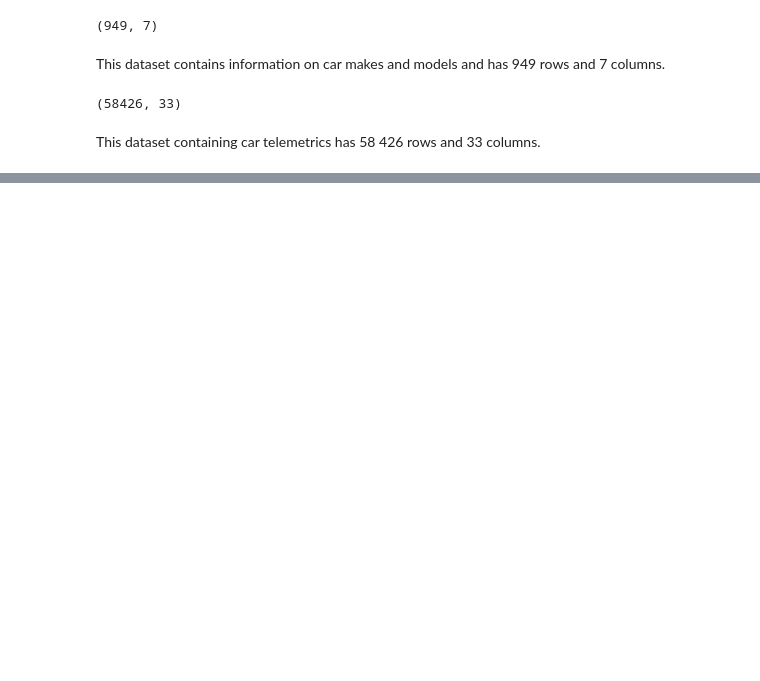
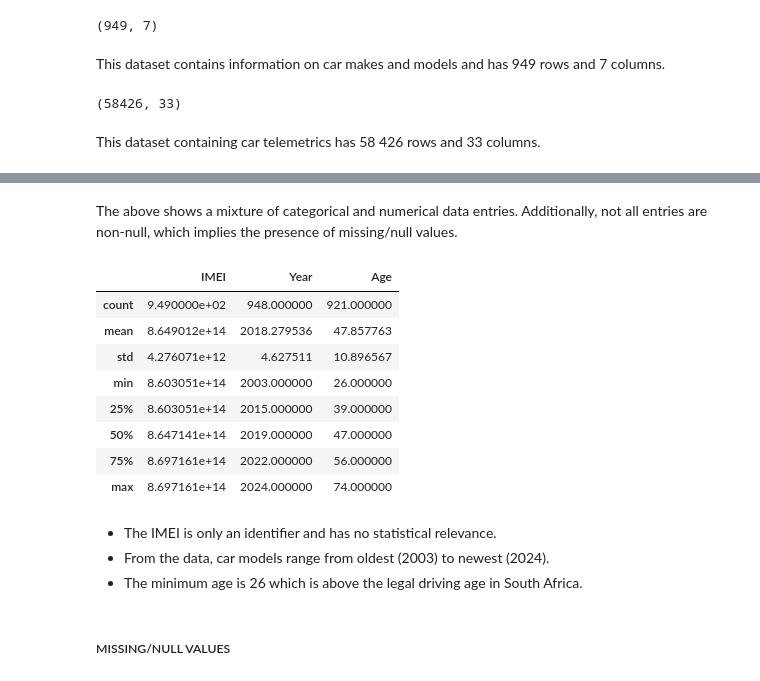
Before and after one commit to Shar-06/ChallengeTwo, a Jupyter notebook: Files/Notebook/DriverSafety.ipynb, the cells around one changed output, grey strips where cells are left out. Drawn from its saved outputs; the diff is of its cells as text; code cells hidden in the pictures; blank space fills up the shorter version.

```diff
--- a/Files/Notebook/DriverSafety.ipynb
+++ b/Files/Notebook/DriverSafety.ipynb
@@ -139,0 +146,20 @@ This dataset containing car telemetrics has 58 426 rows and 33 columns.
+# %% [markdown]
+The above shows a mixture of categorical and numerical data entries. Additionally, not all entries are non-null, which implies the presence of missing/null values.
+# %%
+owner.describe()
+# %% [output]
+|  | IMEI | Year | Age |
+| count | 9.490000e+02 | 948.000000 | 921.000000 |
+| mean | 8.649012e+14 | 2018.279536 | 47.857763 |
+| std | 4.276071e+12 | 4.627511 | 10.896567 |
+| min | 8.603051e+14 | 2003.000000 | 26.000000 |
+| 25% | 8.603051e+14 | 2015.000000 | 39.000000 |
+| 50% | 8.647141e+14 | 2019.000000 | 47.000000 |
+| 75% | 8.697161e+14 | 2022.000000 | 56.000000 |
+| max | 8.697161e+14 | 2024.000000 | 74.000000 |
+# %% [markdown]
+- The IMEI is only an identifier and has no statistical relevance.
+- From the data, car models range from oldest (2003) to newest (2024).
+- The minimum age is 26 which is above the legal driving age in South Africa.
+# %% [markdown]
+##### MISSING/NULL VALUES
```
Also changed, not shown: parts of 28 cells of this notebook.
